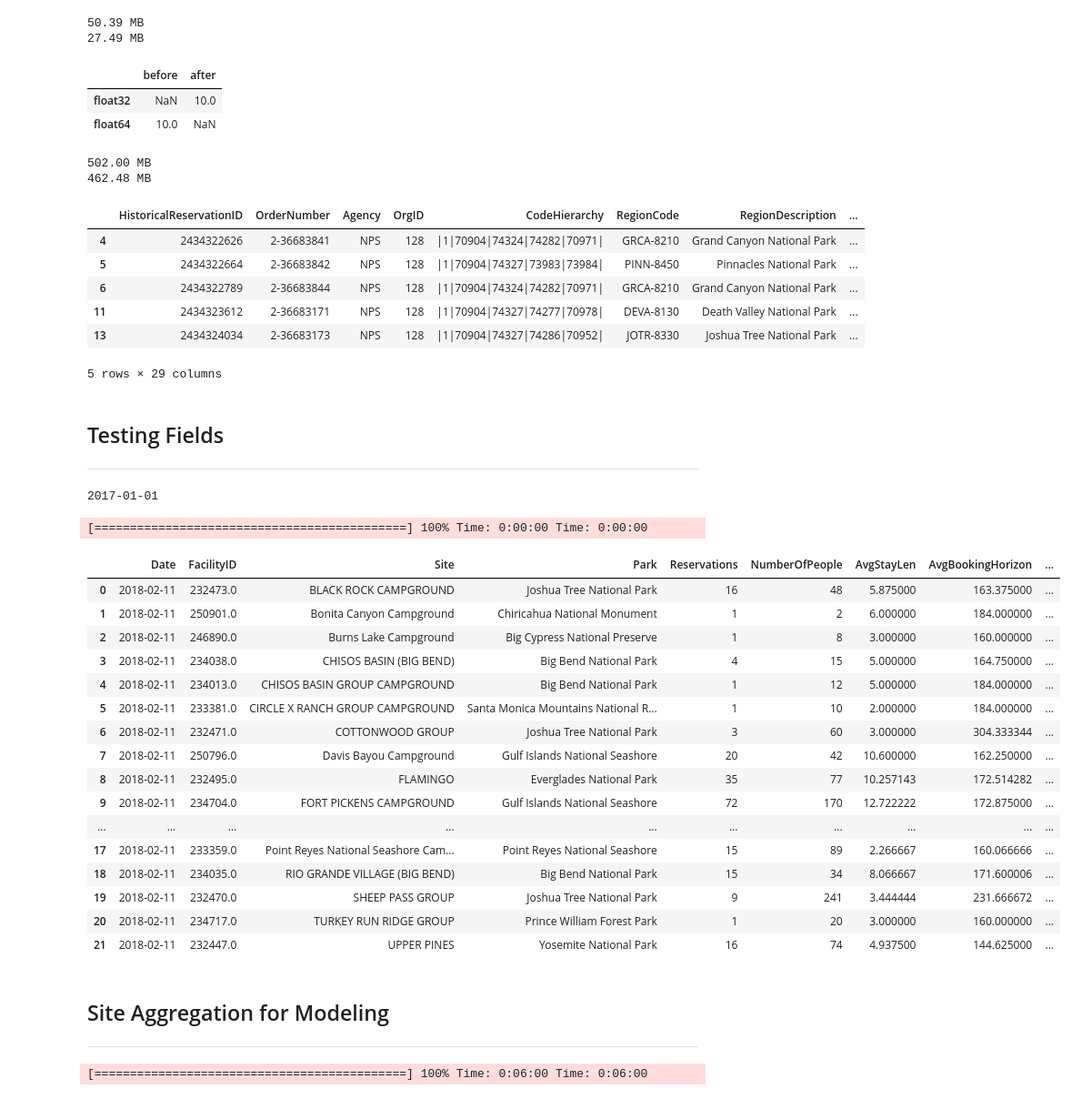
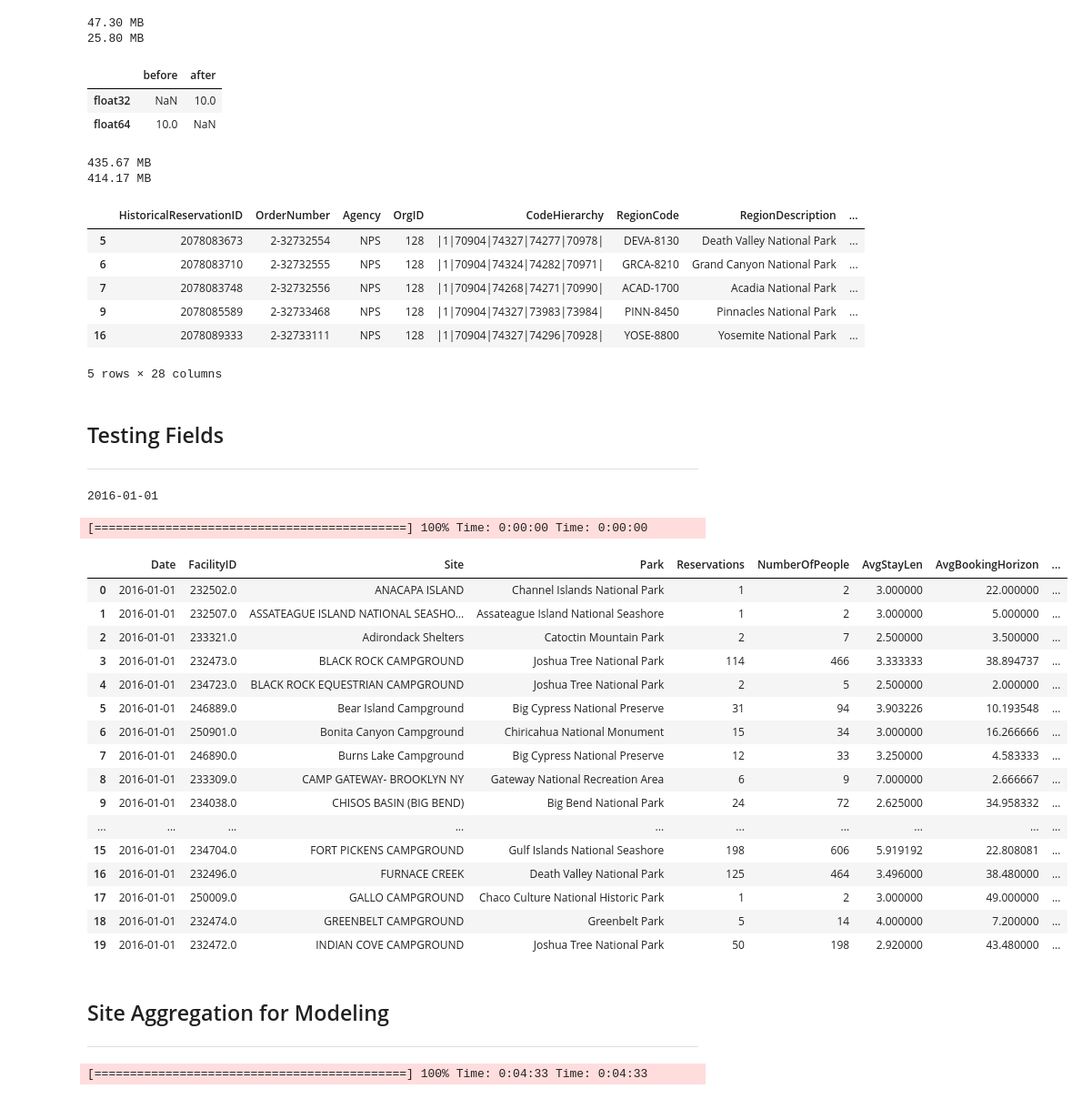
Before and after one commit to templecm4y/NPS-Campsite-Time-Series-Capstone, a Jupyter notebook: Formatting_Data_and_EDA.ipynb, the cells around one changed output. Shown at 91% size. Cells and saved outputs as stored; diff of their text form; code cells hidden in the pictures.

```diff
--- a/Formatting_Data_and_EDA.ipynb
+++ b/Formatting_Data_and_EDA.ipynb
@@ -10,7 +10,7 @@ from time import sleep
 
 import matplotlib.pyplot as plt
 # %%
-filename = './data/reservations2017.csv'
+filename = './data/Raw-Data/reservations2016.csv'
 # %%
 # attempt to load the data using various codecs
 types_of_encoding = ["utf8", "cp1252"]
@@ -47,7 +47,7 @@ def nps_site_format(df):
     df[['UseFee', 'TranFee', 'AttrFee']] = df[['UseFee', 'TranFee', 'AttrFee']].fillna(0)
 
     # drop facility attribute columns
-    df = df.drop(axis = 1, columns = ['FacilityState', 'FacilityLongitude', 'FacilityLatitude',
+    df = df.drop(axis = 1, columns = ['FacilityState', 'FacilityLongitude', 'FacilityLatitude', 'UseType',
                                       'CustomerZIP', 'CustomerState', 'CustomerCountry', 'FacilityZIP', 'EntityID'])
 
     # drop categorical columns
@@ -182,8 +158,8 @@ compare_floats = pd.concat([rez_float.dtypes,converted_float.dtypes],axis=1)
 compare_floats.columns = ['before','after']
 compare_floats.apply(pd.Series.value_counts)
 # %% [output]
-50.39 MB
-27.49 MB
+47.30 MB
+25.80 MB
 |  | before | after |
 | float32 | NaN | 10.0 |
 | float64 | 10.0 | NaN |
@@ -194,6 +170,6 @@ optimized_rez[converted_float.columns] = converted_float
 print(mem_usage(rez))
 print(mem_usage(optimized_rez))
 # %% [output]
-502.00 MB
-462.48 MB
+435.67 MB
+414.17 MB
 # %%
@@ -203,22 +179,22 @@ optimized_rez.to_csv("./Data/Cleaned-Data/nps_optimized_2017.csv")
 optimized_rez.head()
 # %% [output]
 |  | HistoricalReservationID | OrderNumber | Agency | OrgID | CodeHierarchy | RegionCode | RegionDescription | ... |
-| 4 | 2434322626 | 2-36683841 | NPS | 128 | |1|70904|74324|74282|70971| | GRCA-8210 | Grand Canyon National Park | ... |
-| 5 | 2434322664 | 2-36683842 | NPS | 128 | |1|70904|74327|73983|73984| | PINN-8450 | Pinnacles National Park | ... |
-| 6 | 2434322789 | 2-36683844 | NPS | 128 | |1|70904|74324|74282|70971| | GRCA-8210 | Grand Canyon National Park | ... |
-| 11 | 2434323612 | 2-36683171 | NPS | 128 | |1|70904|74327|74277|70978| | DEVA-8130 | Death Valley National Park | ... |
-| 13 | 2434324034 | 2-36683173 | NPS | 128 | |1|70904|74327|74286|70952| | JOTR-8330 | Joshua Tree National Park | ... |
+| 5 | 2078083673 | 2-32732554 | NPS | 128 | |1|70904|74327|74277|70978| | DEVA-8130 | Death Valley National Park | ... |
+| 6 | 2078083710 | 2-32732555 | NPS | 128 | |1|70904|74324|74282|70971| | GRCA-8210 | Grand Canyon National Park | ... |
+| 7 | 2078083748 | 2-32732556 | NPS | 128 | |1|70904|74268|74271|70990| | ACAD-1700 | Acadia National Park | ... |
+| 9 | 2078085589 | 2-32733468 | NPS | 128 | |1|70904|74327|73983|73984| | PINN-8450 | Pinnacles National Park | ... |
+| 16 | 2078089333 | 2-32733111 | NPS | 128 | |1|70904|74327|74296|70928| | YOSE-8800 | Yosemite National Park | ... |
-5 rows × 29 columns
+5 rows × 28 columns
 # %% [markdown]
 ## Testing Fields
 ---
 # %%
-datelist = pd.date_range(rez['StartDate'].min(), rez['EndDate'].max()).tolist()
-print(datelist[94].date())
-jan_1 = datelist[500]
+datelist = pd.date_range(optimized_rez['StartDate'].min(), optimized_rez['EndDate'].max()).tolist()
+jan_1 = datelist[datelist.index(pd.Timestamp('2016-01-01'))]
+print(jan_1.date())
 jan_1_filter = (rez['StartDate'] <= jan_1) & (rez['EndDate'] >= jan_1)
 # %% [output]
-2017-01-01
+2016-01-01
 # %%
 day = optimized_rez[jan_1_filter].groupby('FacilityID').agg({'StayLen': np.mean, 'BookingHorizon': np.mean,
                                                        'UseFee' : np.mean, 'NumberOfPeople' : np.sum,
@@ -259,27 +235,27 @@ bar.finish()
 # %%
 rez_test = pd.DataFrame(date_park_list, columns = ['Date', 'FacilityID', 'Site',
                                         'Park', 'Reservations', 'NumberOfPeople',
                                         'AvgStayLen', 'AvgBookingHorizon', 'AverageFee', 'DailyRevenue'])
 
-rez_test
+rez_test.head(20)
 # %% [output]
 |  | Date | FacilityID | Site | Park | Reservations | NumberOfPeople | AvgStayLen | AvgBookingHorizon | ... |
-| 0 | 2018-02-11 | 232473.0 | BLACK ROCK CAMPGROUND | Joshua Tree National Park | 16 | 48 | 5.875000 | 163.375000 | ... |
-| 1 | 2018-02-11 | 250901.0 | Bonita Canyon Campground | Chiricahua National Monument | 1 | 2 | 6.000000 | 184.000000 | ... |
-| 2 | 2018-02-11 | 246890.0 | Burns Lake Campground | Big Cypress National Preserve | 1 | 8 | 3.000000 | 160.000000 | ... |
-| 3 | 2018-02-11 | 234038.0 | CHISOS BASIN (BIG BEND) | Big Bend National Park | 4 | 15 | 5.000000 | 164.750000 | ... |
-| 4 | 2018-02-11 | 234013.0 | CHISOS BASIN GROUP CAMPGROUND | Big Bend National Park | 1 | 12 | 5.000000 | 184.000000 | ... |
-| 5 | 2018-02-11 | 233381.0 | CIRCLE X RANCH GROUP CAMPGROUND | Santa Monica Mountains National R... | 1 | 10 | 2.000000 | 184.000000 | ... |
-| 6 | 2018-02-11 | 232471.0 | COTTONWOOD GROUP | Joshua Tree National Park | 3 | 60 | 3.000000 | 304.333344 | ... |
-| 7 | 2018-02-11 | 250796.0 | Davis Bayou Campground | Gulf Islands National Seashore | 20 | 42 | 10.600000 | 162.250000 | ... |
-| 8 | 2018-02-11 | 232495.0 | FLAMINGO | Everglades National Park | 35 | 77 | 10.257143 | 172.514282 | ... |
-| 9 | 2018-02-11 | 234704.0 | FORT PICKENS CAMPGROUND | Gulf Islands National Seashore | 72 | 170 | 12.722222 | 172.875000 | ... |
+| 0 | 2016-01-01 | 232502.0 | ANACAPA ISLAND | Channel Islands National Park | 1 | 2 | 3.000000 | 22.000000 | ... |
+| 1 | 2016-01-01 | 232507.0 | ASSATEAGUE ISLAND NATIONAL SEASHO... | Assateague Island National Seashore | 1 | 2 | 3.000000 | 5.000000 | ... |
+| 2 | 2016-01-01 | 233321.0 | Adirondack Shelters | Catoctin Mountain Park | 2 | 7 | 2.500000 | 3.500000 | ... |
+| 3 | 2016-01-01 | 232473.0 | BLACK ROCK CAMPGROUND | Joshua Tree National Park | 114 | 466 | 3.333333 | 38.894737 | ... |
+| 4 | 2016-01-01 | 234723.0 | BLACK ROCK EQUESTRIAN CAMPGROUND | Joshua Tree National Park | 2 | 5 | 2.500000 | 2.000000 | ... |
+| 5 | 2016-01-01 | 246889.0 | Bear Island Campground | Big Cypress National Preserve | 31 | 94 | 3.903226 | 10.193548 | ... |
+| 6 | 2016-01-01 | 250901.0 | Bonita Canyon Campground | Chiricahua National Monument | 15 | 34 | 3.000000 | 16.266666 | ... |
+| 7 | 2016-01-01 | 246890.0 | Burns Lake Campground | Big Cypress National Preserve | 12 | 33 | 3.250000 | 4.583333 | ... |
+| 8 | 2016-01-01 | 233309.0 | CAMP GATEWAY- BROOKLYN NY | Gateway National Recreation Area | 6 | 9 | 7.000000 | 2.666667 | ... |
+| 9 | 2016-01-01 | 234038.0 | CHISOS BASIN (BIG BEND) | Big Bend National Park | 24 | 72 | 2.625000 | 34.958332 | ... |
 | ... | ... | ... | ... | ... | ... | ... | ... | ... | ... |
-| 17 | 2018-02-11 | 233359.0 | Point Reyes National Seashore Cam... | Point Reyes National Seashore | 15 | 89 | 2.266667 | 160.066666 | ... |
-| 18 | 2018-02-11 | 234035.0 | RIO GRANDE VILLAGE (BIG BEND) | Big Bend National Park | 15 | 34 | 8.066667 | 171.600006 | ... |
-| 19 | 2018-02-11 | 232470.0 | SHEEP PASS GROUP | Joshua Tree National Park | 9 | 241 | 3.444444 | 231.666672 | ... |
-| 20 | 2018-02-11 | 234717.0 | TURKEY RUN RIDGE GROUP | Prince William Forest Park | 1 | 20 | 3.000000 | 160.000000 | ... |
-| 21 | 2018-02-11 | 232447.0 | UPPER PINES | Yosemite National Park | 16 | 74 | 4.937500 | 144.625000 | ... |
+| 15 | 2016-01-01 | 234704.0 | FORT PICKENS CAMPGROUND | Gulf Islands National Seashore | 198 | 606 | 5.919192 | 22.808081 | ... |
+| 16 | 2016-01-01 | 232496.0 | FURNACE CREEK | Death Valley National Park | 125 | 464 | 3.496000 | 38.480000 | ... |
+| 17 | 2016-01-01 | 250009.0 | GALLO CAMPGROUND | Chaco Culture National Historic Park | 1 | 2 | 3.000000 | 49.000000 | ... |
+| 18 | 2016-01-01 | 232474.0 | GREENBELT CAMPGROUND | Greenbelt Park | 5 | 14 | 4.000000 | 7.200000 | ... |
+| 19 | 2016-01-01 | 232472.0 | INDIAN COVE CAMPGROUND | Joshua Tree National Park | 50 | 198 | 2.920000 | 43.480000 | ... |
 # %% [markdown]
 ## Site Aggregation for Modeling
 ---
@@ -384,7 +366,7 @@ def nps_site_aggregator(df):
 # %%
 # run site aggregator
 # note: this may take a while depending on the size and parameters of the dataframe
-rez_18 = nps_site_aggregator(optimized_rez)
+rez_agg = nps_site_aggregator(optimized_rez)
 # %% [output]
-[============================================] 100% Time: 0:06:00 Time: 0:06:00
+[============================================] 100% Time: 0:04:33 Time: 0:04:33
 # %%
```
Also changed, not shown: parts of 12 cells of this notebook.
